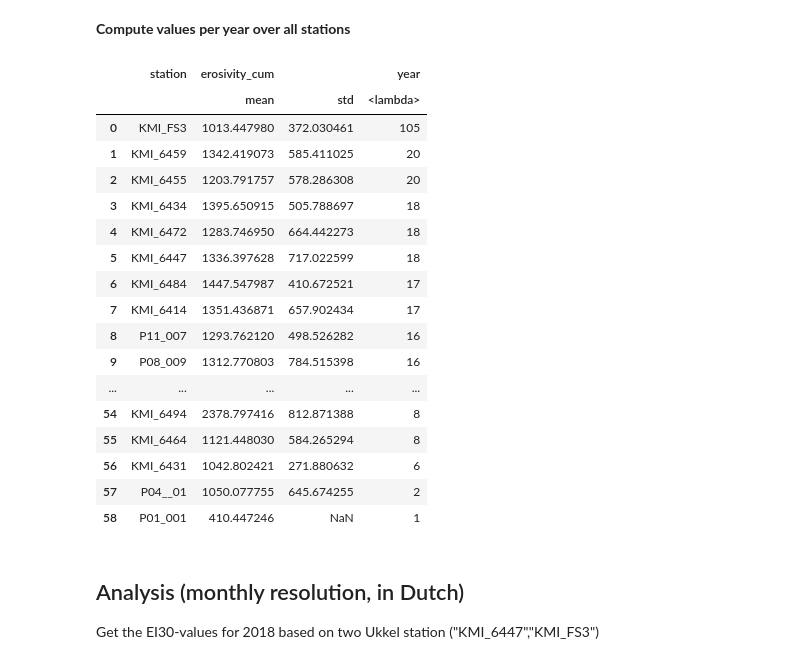
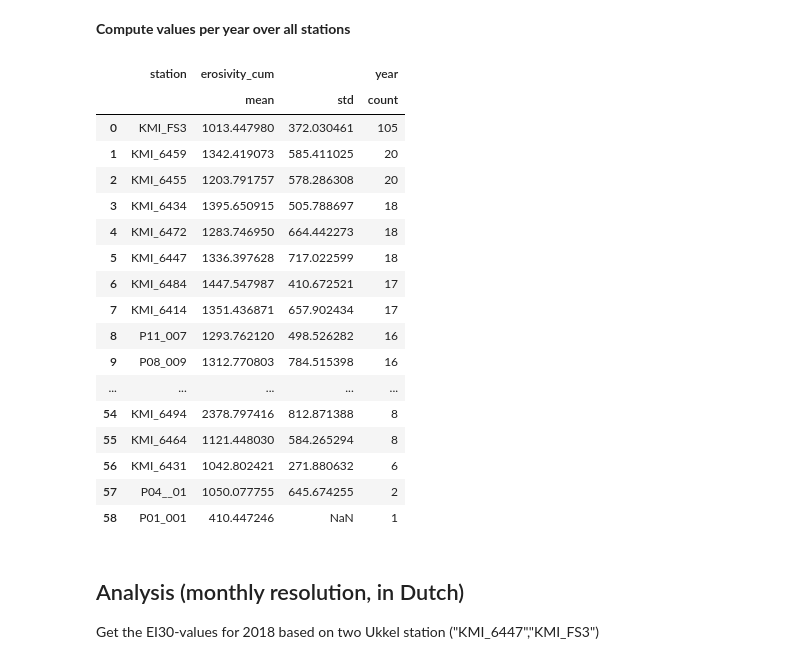
Before and after one commit to watem-sedem/rfactor, a Jupyter notebook: docs/notebooks/analysis_flanders.ipynb, the cells around one changed output. Cells and saved outputs as stored; diff of their text form; code cells hidden in the pictures.

```diff
--- a/docs/notebooks/analysis_flanders.ipynb
+++ b/docs/notebooks/analysis_flanders.ipynb
@@ -113,5 +113,4 @@ If one does not have acces to the RMI data, the output erosivity from the comput
 # %%
-erosivity = pd.read_csv("data/erosivity_belgium.csv")
-erosivity.index = pd.to_datetime(erosivity["datetime"])
+erosivity = pd.read_csv("data/erosivity_belgium.csv", parse_dates=[0, 1], index_col=0)
 # %% [markdown]
 **Ukkel**
@@ -247,10 +282,17 @@ erosivity
 # %% [markdown]
 **Compute values per year over all stations**
 # %%
-get_rfactor_station_year(erosivity).groupby("station").aggregate({"erosivity_cum":[np.mean,np.std],"year":lambda x:len(x)}).sort_values(('year', '<lambda>'),ascending=False).reset_index()
+(get_rfactor_station_year(erosivity)
+ .groupby("station")
+ .aggregate(
+    {"erosivity_cum":[np.mean, np.std],
+     "year": "count"})
+ .sort_values(('year', 'count'), ascending=False)
+ .reset_index()
+)
 # %% [output]
 |  | station | erosivity_cum |  | year |
-|  |  | mean | std | <lambda> |
+|  |  | mean | std | count |
 | 0 | KMI_FS3 | 1013.447980 | 372.030461 | 105 |
 | 1 | KMI_6459 | 1342.419073 | 585.411025 | 20 |
 | 2 | KMI_6455 | 1203.791757 | 578.286308 | 20 |
```
Also changed, not shown: parts of 37 cells of this notebook.
